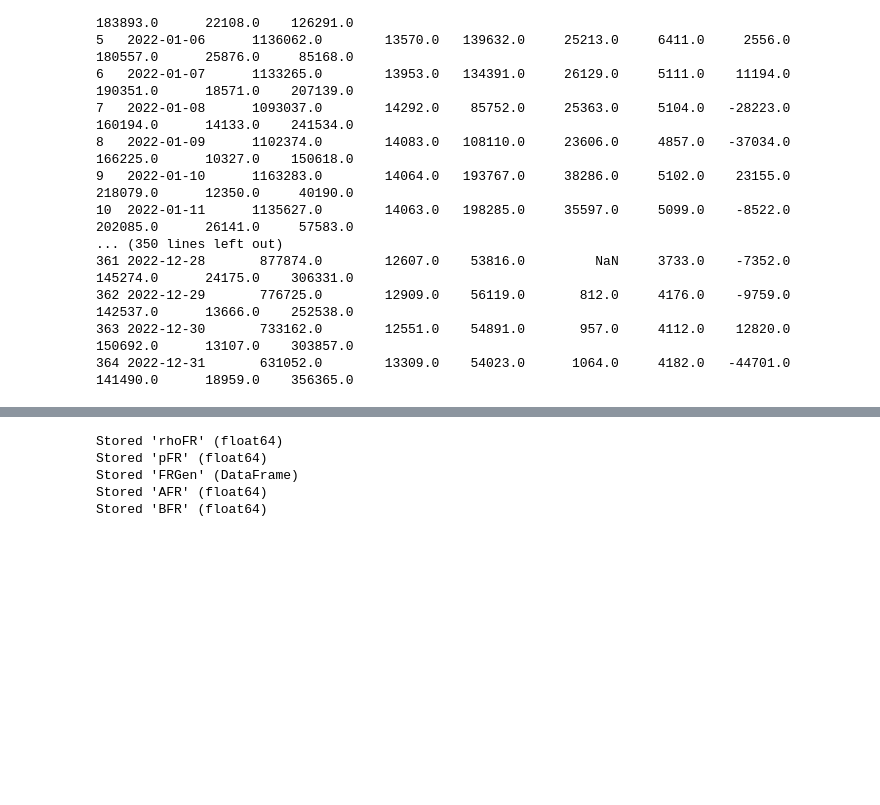
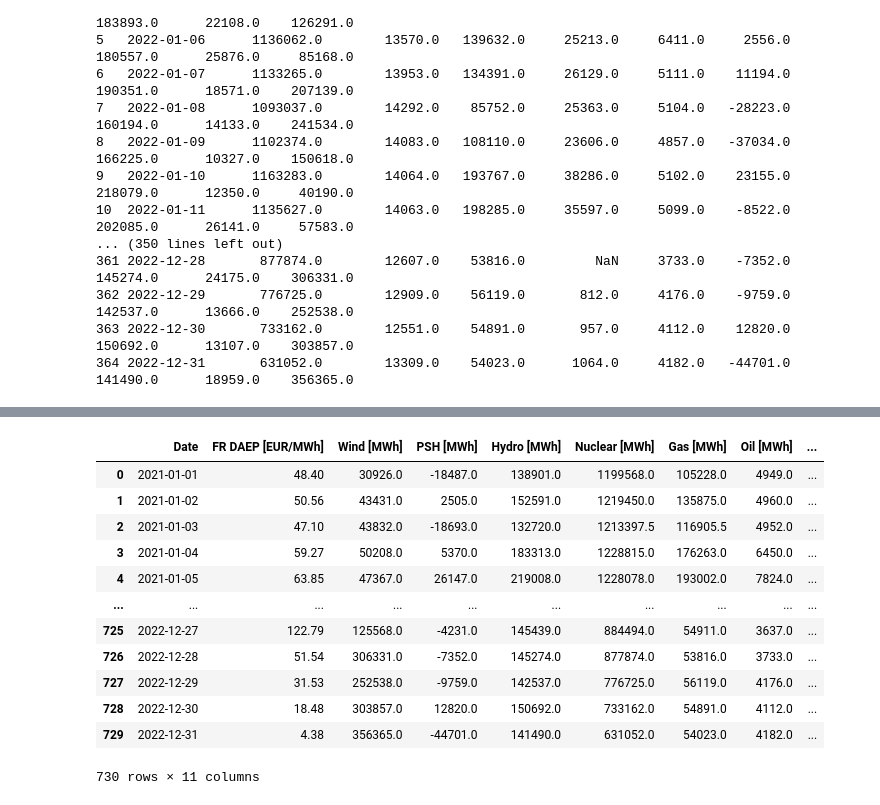
Before and after one commit to jsap2000/UK-Electricity-Pricing-Solutions, a Jupyter notebook: Generation_FR_20210101-20221231.ipynb, the cells around one changed output, grey strips where cells are left out. Drawn from its saved outputs; the diff is of its cells as text; code cells hidden in the pictures; blank space fills up the shorter version.

Commit message:
Completed DAEP predictions for GB FR and NO2

```diff
--- a/Generation_FR_20210101-20221231.ipynb
+++ b/Generation_FR_20210101-20221231.ipynb
@@ -567,20 +582,19 @@ Choose max x limit: 1.4
 # %%
-%store rhoFR
-%store pFR
-%store FRGen
-
-if b == "l":
-    %store MFR
-    %store CFR
-elif b == "e":
-    %store AFR
-    %store BFR
+FRGen
 # %% [output]
+|  | Date | FR DAEP [EUR/MWh] | Wind [MWh] | PSH [MWh] | Hydro [MWh] | Nuclear [MWh] | Gas [MWh] | Oil [MWh] | ... |
+| 0 | 2021-01-01 | 48.40 | 30926.0 | -18487.0 | 138901.0 | 1199568.0 | 105228.0 | 4949.0 | ... |
+| 1 | 2021-01-02 | 50.56 | 43431.0 | 2505.0 | 152591.0 | 1219450.0 | 135875.0 | 4960.0 | ... |
+| 2 | 2021-01-03 | 47.10 | 43832.0 | -18693.0 | 132720.0 | 1213397.5 | 116905.5 | 4952.0 | ... |
+| 3 | 2021-01-04 | 59.27 | 50208.0 | 5370.0 | 183313.0 | 1228815.0 | 176263.0 | 6450.0 | ... |
+| 4 | 2021-01-05 | 63.85 | 47367.0 | 26147.0 | 219008.0 | 1228078.0 | 193002.0 | 7824.0 | ... |
+| ... | ... | ... | ... | ... | ... | ... | ... | ... | ... |
+| 725 | 2022-12-27 | 122.79 | 125568.0 | -4231.0 | 145439.0 | 884494.0 | 54911.0 | 3637.0 | ... |
+| 726 | 2022-12-28 | 51.54 | 306331.0 | -7352.0 | 145274.0 | 877874.0 | 53816.0 | 3733.0 | ... |
+| 727 | 2022-12-29 | 31.53 | 252538.0 | -9759.0 | 142537.0 | 776725.0 | 56119.0 | 4176.0 | ... |
+| 728 | 2022-12-30 | 18.48 | 303857.0 | 12820.0 | 150692.0 | 733162.0 | 54891.0 | 4112.0 | ... |
+| 729 | 2022-12-31 | 4.38 | 356365.0 | -44701.0 | 141490.0 | 631052.0 | 54023.0 | 4182.0 | ... |
-Stored 'rhoFR' (float64)
-Stored 'pFR' (float64)
-Stored 'FRGen' (DataFrame)
-Stored 'AFR' (float64)
-Stored 'BFR' (float64)
+730 rows × 11 columns
 # %%
 r = BFR*np.exp(AFR*1.2)
 print(r)
```
Also changed, not shown: parts of 4 cells of this notebook, 2 other files.
